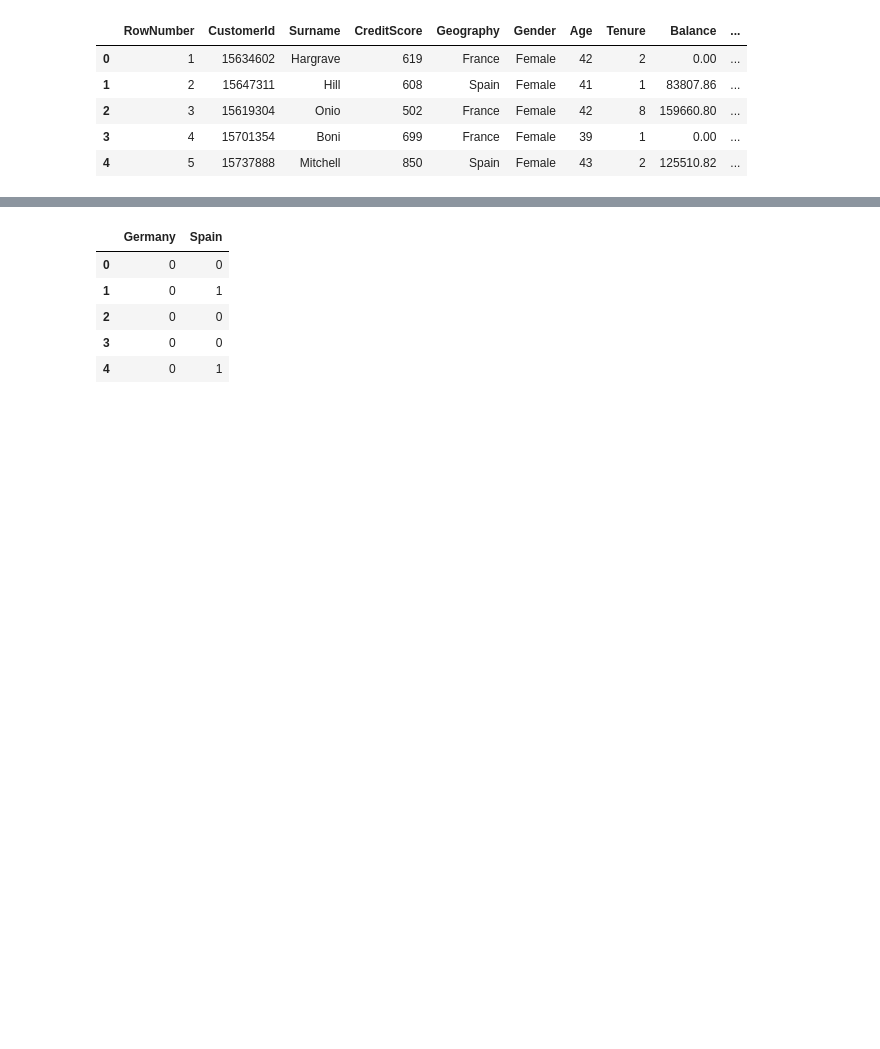
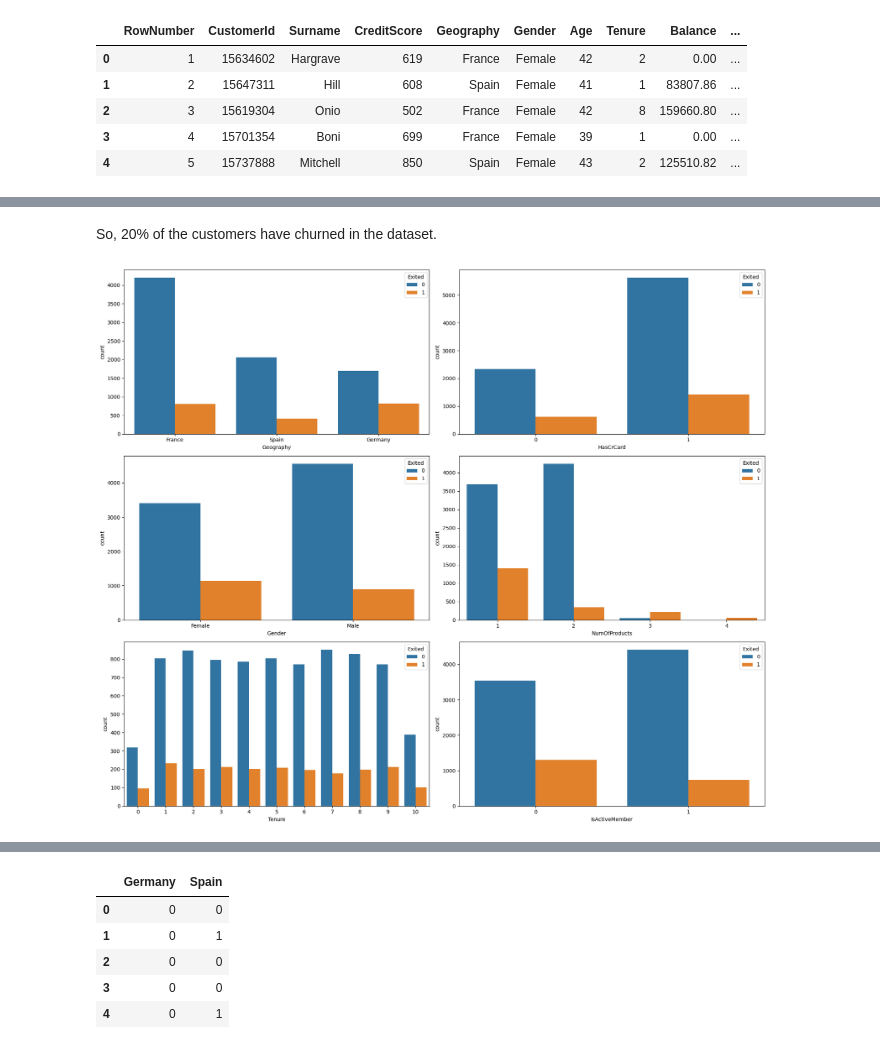
Before and after one commit to WRD397/Projects, a Jupyter notebook: ChurnModelling_ANN/main.ipynb, the cells around one changed output, grey strips where cells are left out. Drawn from its saved outputs; the diff is of its cells as text; code cells hidden in the pictures; blank space fills up the shorter version.

```diff
--- a/ChurnModelling_ANN/main.ipynb
+++ b/ChurnModelling_ANN/main.ipynb
@@ -42,0 +70,18 @@ dataset.head()
+# %% [markdown]
+So, 20% of the customers have churned in the dataset.
+# %%
+# visualizing categorical variables
+
+fig, ax = plt.subplots(3, 2, figsize = (18, 15))
+
+sns.countplot('Geography', hue = 'Exited', data = dataset, ax = ax[0][0])
+sns.countplot('HasCrCard', hue = 'Exited', data = dataset, ax = ax[0][1])
+sns.countplot('Gender', hue = 'Exited', data = dataset, ax = ax[1][0])
+sns.countplot('NumOfProducts', hue = 'Exited', data = dataset, ax = ax[1][1])
+sns.countplot('Tenure', hue = 'Exited', data = dataset, ax = ax[2][0])
+sns.countplot('IsActiveMember', hue = 'Exited', data = dataset, ax = ax[2][1])
+
+plt.tight_layout()
+plt.show()
+# %% [output]
+[figure, added]
```
Also changed, not shown: parts of 24 cells of this notebook.
